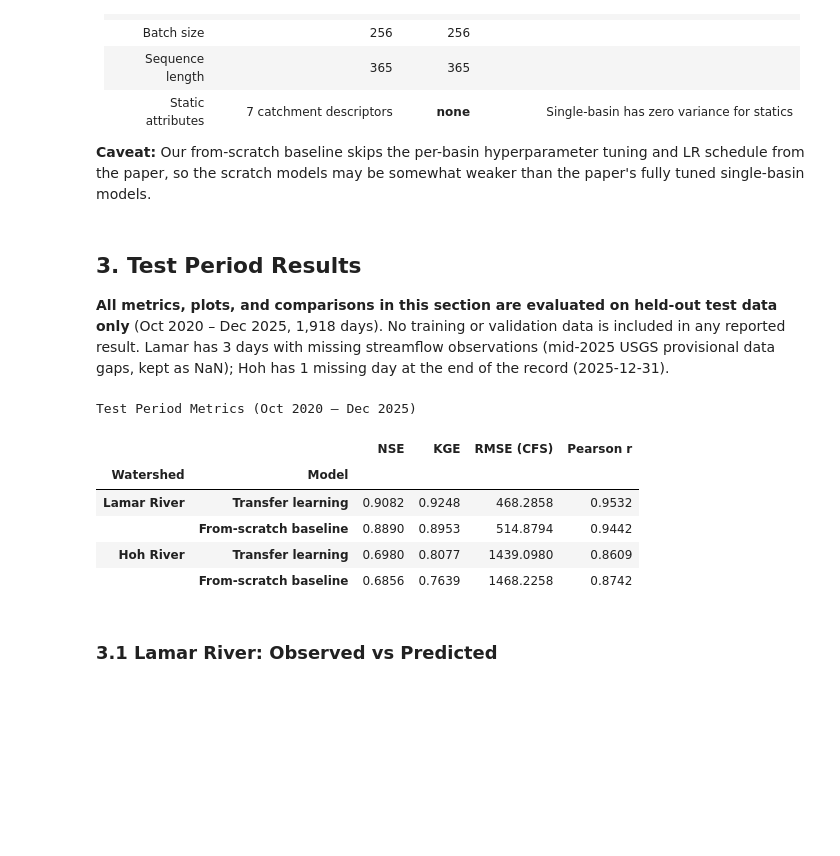
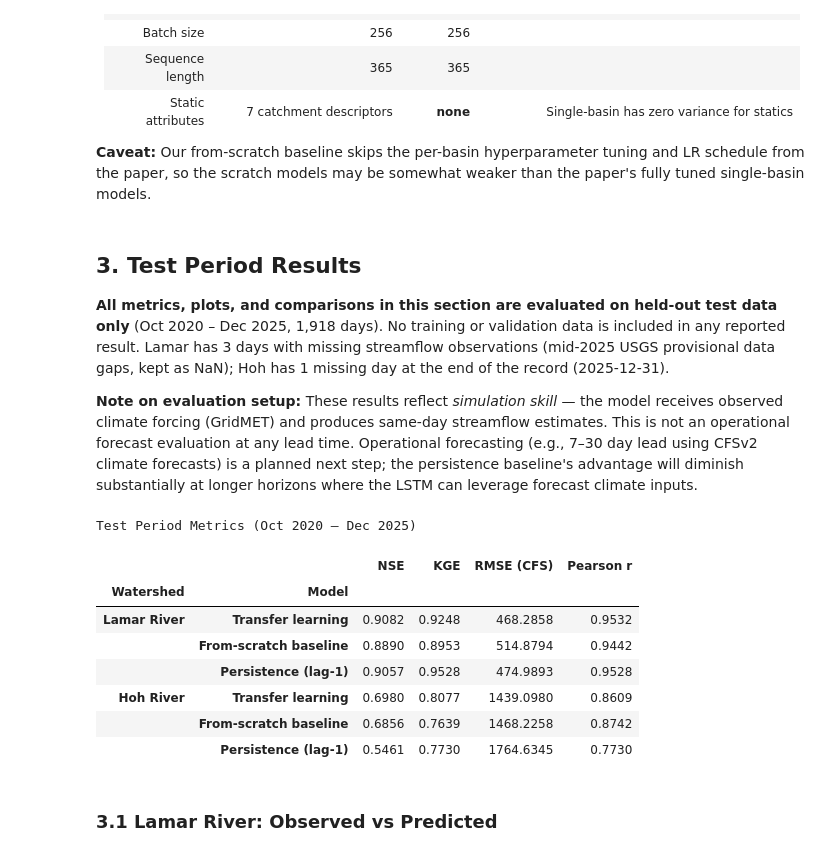
Before and after one commit to shuysman/streamflow-nn, a Jupyter notebook: transfer_learning/model_report.ipynb, the cells around one changed output. Drawn from its saved outputs; the diff is of its cells as text; code cells hidden in the pictures; blank space fills up the shorter version.

```diff
--- a/transfer_learning/model_report.ipynb
+++ b/transfer_learning/model_report.ipynb
@@ -78,5 +79,34 @@ hoh_sc_dates, hoh_sc_obs, hoh_sc_sim, hoh_sc_metrics = load_results(
     'hoh_scratch_3var_3103_161959', 'hoh_lumped', epoch=100)
 
 print("Data loaded successfully (all flows in CFS).")
+
+# Persistence baseline: predict today's flow = yesterday's flow
+def persistence_metrics(obs):
+    """Compute metrics for a persistence (lag-1) forecast against aligned obs."""
+    obs_today = obs[1:]
+    sim_persist = obs[:-1]
+    mask = ~(np.isnan(obs_today) | np.isnan(sim_persist))
+    o, s = obs_today[mask], sim_persist[mask]
+    ss_res = np.sum((o - s)**2)
+    ss_tot = np.sum((o - np.mean(o))**2)
+    nse = 1 - ss_res / ss_tot
+    rmse = np.sqrt(np.mean((o - s)**2))
+    r = np.corrcoef(o, s)[0, 1]
+    alpha = np.std(s) / np.std(o)
+    beta = np.mean(s) / np.mean(o)
+    kge = 1 - np.sqrt((r - 1)**2 + (alpha - 1)**2 + (beta - 1)**2)
+    return {'NSE': nse, 'KGE': kge, 'RMSE': rmse, 'Pearson-r': r}
+
+lamar_ps_metrics = persistence_metrics(lamar_ft_obs)
+lamar_ps_sim = lamar_ft_obs[:-1]
+lamar_ps_obs = lamar_ft_obs[1:]
+lamar_ps_dates = lamar_ft_dates[1:]
+
+hoh_ps_metrics = persistence_metrics(hoh_ft_obs)
+hoh_ps_sim = hoh_ft_obs[:-1]
+hoh_ps_obs = hoh_ft_obs[1:]
+hoh_ps_dates = hoh_ft_dates[1:]
+
+print(f"Persistence baseline — Lamar NSE: {lamar_ps_metrics['NSE']:.3f}, Hoh NSE: {hoh_ps_metrics['NSE']:.3f}")
 # %% [output]
 Data loaded successfully (all flows in CFS).
@@ -178,28 +209,36 @@ Each watershed is trained from scratch individually without pre-training, follow
 ## 3. Test Period Results
 
 **All metrics, plots, and comparisons in this section are evaluated on held-out test data only** (Oct 2020 – Dec 2025, 1,918 days). No training or validation data is included in any reported result. Lamar has 3 days with missing streamflow observations (mid-2025 USGS provisional data gaps, kept as NaN); Hoh has 1 missing day at the end of the record (2025-12-31).
+
+**Note on evaluation setup:** These results reflect *simulation skill* — the model receives observed climate forcing (GridMET) and produces same-day streamflow estimates. This is not an operational forecast evaluation at any lead time. Operational forecasting (e.g., 7–30 day lead using CFSv2 climate forecasts) is a planned next step; the persistence baseline's advantage will diminish substantially at longer horizons where the LSTM can leverage forecast climate inputs.
 # %%
 # Summary metrics table
 summary = pd.DataFrame([
     {'Watershed': 'Lamar River', 'Model': 'Transfer learning', 'NSE': lamar_ft_metrics['NSE'],
      'KGE': lamar_ft_metrics['KGE'], 'RMSE (CFS)': lamar_ft_metrics['RMSE'], 'Pearson r': lamar_ft_metrics['Pearson-r']},
     {'Watershed': 'Lamar River', 'Model': 'From-scratch baseline', 'NSE': lamar_sc_metrics['NSE'],
      'KGE': lamar_sc_metrics['KGE'], 'RMSE (CFS)': lamar_sc_metrics['RMSE'], 'Pearson r': lamar_sc_metrics['Pearson-r']},
+    {'Watershed': 'Lamar River', 'Model': 'Persistence (lag-1)', 'NSE': lamar_ps_metrics['NSE'],
+     'KGE': lamar_ps_metrics['KGE'], 'RMSE (CFS)': lamar_ps_metrics['RMSE'], 'Pearson r': lamar_ps_metrics['Pearson-r']},
     {'Watershed': 'Hoh River', 'Model': 'Transfer learning', 'NSE': hoh_ft_metrics['NSE'],
      'KGE': hoh_ft_metrics['KGE'], 'RMSE (CFS)': hoh_ft_metrics['RMSE'], 'Pearson r': hoh_ft_metrics['Pearson-r']},
     {'Watershed': 'Hoh River', 'Model': 'From-scratch baseline', 'NSE': hoh_sc_metrics['NSE'],
      'KGE': hoh_sc_metrics['KGE'], 'RMSE (CFS)': hoh_sc_metrics['RMSE'], 'Pearson r': hoh_sc_metrics['Pearson-r']},
+    {'Watershed': 'Hoh River', 'Model': 'Persistence (lag-1)', 'NSE': hoh_ps_metrics['NSE'],
+     'KGE': hoh_ps_metrics['KGE'], 'RMSE (CFS)': hoh_ps_metrics['RMSE'], 'Pearson r': hoh_ps_metrics['Pearson-r']},
 ])
 summary = summary.set_index(['Watershed', 'Model'])
 summary.style.format('{:.4f}').set_caption('Test Period Metrics (Oct 2020 – Dec 2025)')
 # %% [output]
 Test Period Metrics (Oct 2020 – Dec 2025)
 |  |  | NSE | KGE | RMSE (CFS) | Pearson r |
 | Watershed | Model |  |  |  |  |
 | Lamar River | Transfer learning | 0.9082 | 0.9248 | 468.2858 | 0.9532 |
 |  | From-scratch baseline | 0.8890 | 0.8953 | 514.8794 | 0.9442 |
+|  | Persistence (lag-1) | 0.9057 | 0.9528 | 474.9893 | 0.9528 |
 | Hoh River | Transfer learning | 0.6980 | 0.8077 | 1439.0980 | 0.8609 |
 |  | From-scratch baseline | 0.6856 | 0.7639 | 1468.2258 | 0.8742 |
+|  | Persistence (lag-1) | 0.5461 | 0.7730 | 1764.6345 | 0.7730 |
 # %% [markdown]
 ### 3.1 Lamar River: Observed vs Predicted
 # %%
```
Also changed, not shown: parts of 8 cells of this notebook.
